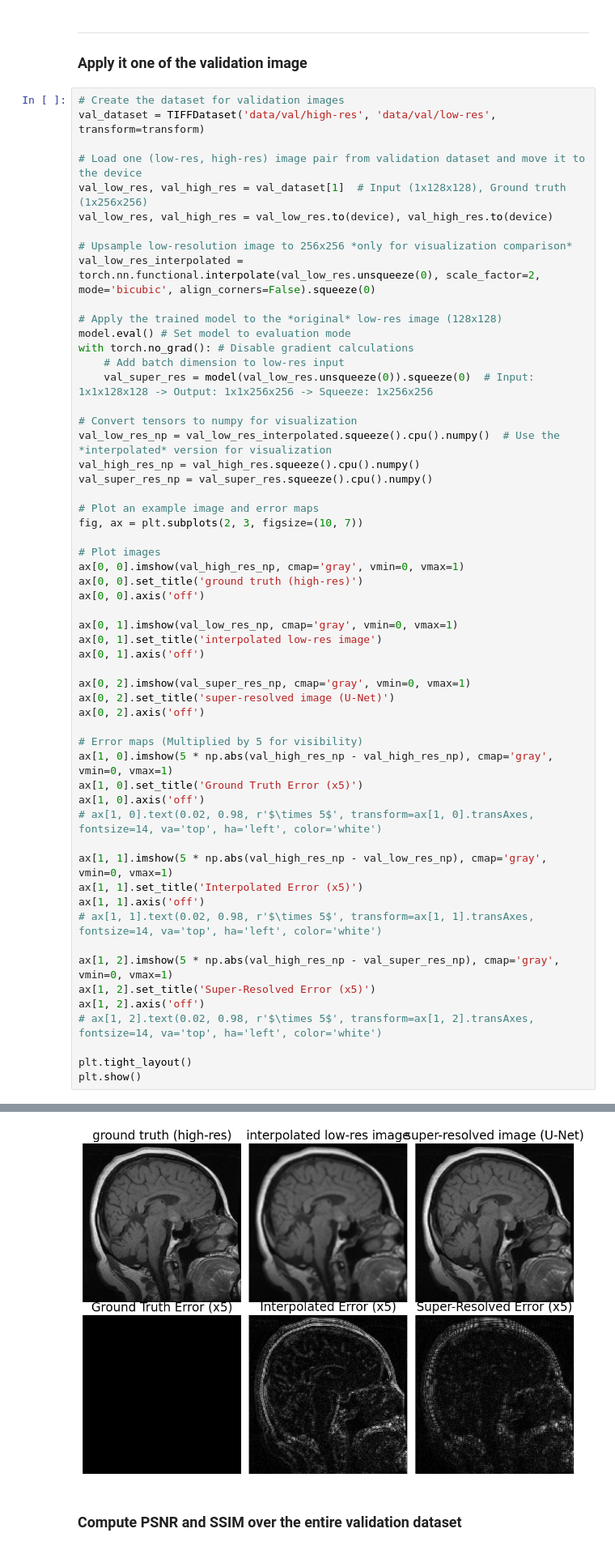
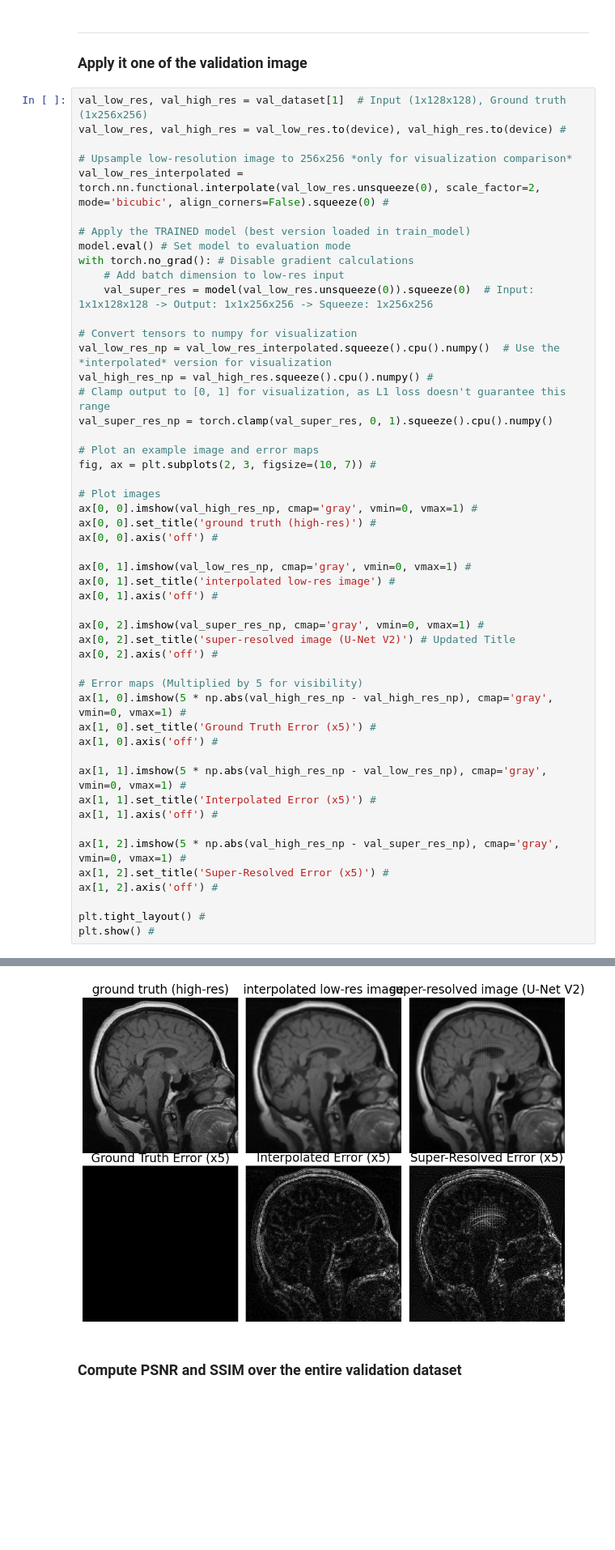
Before and after one commit to kangaaroob/BME5710-FinalProject, a Jupyter notebook: trivialnet.ipynb, the cells around one changed output, grey strips where cells are left out. Shown at 81% size. Saved outputs shown, nothing was run; the diff lists cells and outputs as text; blank space fills up the shorter version.

```diff
--- a/trivialnet.ipynb
+++ b/trivialnet.ipynb
@@ -294,17 +443,13 @@ findfont: Font family 'cm' not found.
 ___
 ### Apply it one of the validation image
 # %%
-# Create the dataset for validation images
-val_dataset = TIFFDataset('data/val/high-res', 'data/val/low-res', transform=transform)
-
-# Load one (low-res, high-res) image pair from validation dataset and move it to the device
 val_low_res, val_high_res = val_dataset[1]  # Input (1x128x128), Ground truth (1x256x256)
-val_low_res, val_high_res = val_low_res.to(device), val_high_res.to(device)
+val_low_res, val_high_res = val_low_res.to(device), val_high_res.to(device) #
 
 # Upsample low-resolution image to 256x256 *only for visualization comparison*
-val_low_res_interpolated = torch.nn.functional.interpolate(val_low_res.unsqueeze(0), scale_factor=2, mode='bicubic', align_corners=False).squeeze(0)
+val_low_res_interpolated = torch.nn.functional.interpolate(val_low_res.unsqueeze(0), scale_factor=2, mode='bicubic', align_corners=False).squeeze(0) #
 
-# Apply the trained model to the *original* low-res image (128x128)
+# Apply the TRAINED model (best version loaded in train_model)
 model.eval() # Set model to evaluation mode
 with torch.no_grad(): # Disable gradient calculations
     # Add batch dimension to low-res input
@@ -312,62 +457,60 @@ with torch.no_grad(): # Disable gradient calculations
 
 # Convert tensors to numpy for visualization
 val_low_res_np = val_low_res_interpolated.squeeze().cpu().numpy()  # Use the *interpolated* version for visualization
-val_high_res_np = val_high_res.squeeze().cpu().numpy()
-val_super_res_np = val_super_res.squeeze().cpu().numpy()
+val_high_res_np = val_high_res.squeeze().cpu().numpy() #
+# Clamp output to [0, 1] for visualization, as L1 loss doesn't guarantee this range
+val_super_res_np = torch.clamp(val_super_res, 0, 1).squeeze().cpu().numpy()
 
 # Plot an example image and error maps
-fig, ax = plt.subplots(2, 3, figsize=(10, 7))
+fig, ax = plt.subplots(2, 3, figsize=(10, 7)) #
 
 # Plot images
-ax[0, 0].imshow(val_high_res_np, cmap='gray', vmin=0, vmax=1)
-ax[0, 0].set_title('ground truth (high-res)')
-ax[0, 0].axis('off')
+ax[0, 0].imshow(val_high_res_np, cmap='gray', vmin=0, vmax=1) #
+ax[0, 0].set_title('ground truth (high-res)') #
+ax[0, 0].axis('off') #
 
-ax[0, 1].imshow(val_low_res_np, cmap='gray', vmin=0, vmax=1)
-ax[0, 1].set_title('interpolated low-res image')
-ax[0, 1].axis('off')
+ax[0, 1].imshow(val_low_res_np, cmap='gray', vmin=0, vmax=1) #
+ax[0, 1].set_title('interpolated low-res image') #
+ax[0, 1].axis('off') #
 
-ax[0, 2].imshow(val_super_res_np, cmap='gray', vmin=0, vmax=1)
-ax[0, 2].set_title('super-resolved image (U-Net)')
-ax[0, 2].axis('off')
+ax[0, 2].imshow(val_super_res_np, cmap='gray', vmin=0, vmax=1) #
+ax[0, 2].set_title('super-resolved image (U-Net V2)') # Updated Title
+ax[0, 2].axis('off') #
 
 # Error maps (Multiplied by 5 for visibility)
-ax[1, 0].imshow(5 * np.abs(val_high_res_np - val_high_res_np), cmap='gray', vmin=0, vmax=1)
-ax[1, 0].set_title('Ground Truth Error (x5)')
-ax[1, 0].axis('off')
-# ax[1, 0].text(0.02, 0.98, r'$\times 5$', transform=ax[1, 0].transAxes, fontsize=14, va='top', ha='left', color='white')
+ax[1, 0].imshow(5 * np.abs(val_high_res_np - val_high_res_np), cmap='gray', vmin=0, vmax=1) #
+ax[1, 0].set_title('Ground Truth Error (x5)') #
+ax[1, 0].axis('off') #
 
-ax[1, 1].imshow(5 * np.abs(val_high_res_np - val_low_res_np), cmap='gray', vmin=0, vmax=1)
-ax[1, 1].set_title('Interpolated Error (x5)')
-ax[1, 1].axis('off')
-# ax[1, 1].text(0.02, 0.98, r'$\times 5$', transform=ax[1, 1].transAxes, fontsize=14, va='top', ha='left', color='white')
+ax[1, 1].imshow(5 * np.abs(val_high_res_np - val_low_res_np), cmap='gray', vmin=0, vmax=1) #
+ax[1, 1].set_title('Interpolated Error (x5)') #
+ax[1, 1].axis('off') #
 
-ax[1, 2].imshow(5 * np.abs(val_high_res_np - val_super_res_np), cmap='gray', vmin=0, vmax=1)
-ax[1, 2].set_title('Super-Resolved Error (x5)')
-ax[1, 2].axis('off')
-# ax[1, 2].text(0.02, 0.98, r'$\times 5$', transform=ax[1, 2].transAxes, fontsize=14, va='top', ha='left', color='white')
+ax[1, 2].imshow(5 * np.abs(val_high_res_np - val_super_res_np), cmap='gray', vmin=0, vmax=1) #
+ax[1, 2].set_title('Super-Resolved Error (x5)') #
+ax[1, 2].axis('off') #
 
-plt.tight_layout()
-plt.show()
+plt.tight_layout() #
+plt.show() #
 # %% [output]
 findfont: Font family 'cm' not found.
 findfont: Font family 'cm' not found.
 findfont: Font family 'cm' not found.
 findfont: Font family 'cm' not found.
 findfont: Font family 'cm' not found.
 findfont: Font family 'cm' not found.
 findfont: Font family 'cm' not found.
 findfont: Font family 'cm' not found.
 findfont: Font family 'cm' not found.
 findfont: Font family 'cm' not found.
 findfont: Font family 'cm' not found.
 findfont: Font family 'cm' not found.
 ... (18 lines left out)
 findfont: Font family 'cm' not found.
 findfont: Font family 'cm' not found.
 findfont: Font family 'cm' not found.
 findfont: Font family 'cm' not found.
-[figure, old version]
+[figure, new version]
 # %% [markdown]
 ### Compute PSNR and SSIM over the entire validation dataset
 # %%
```
Also changed, not shown: parts of 9 cells of this notebook.
